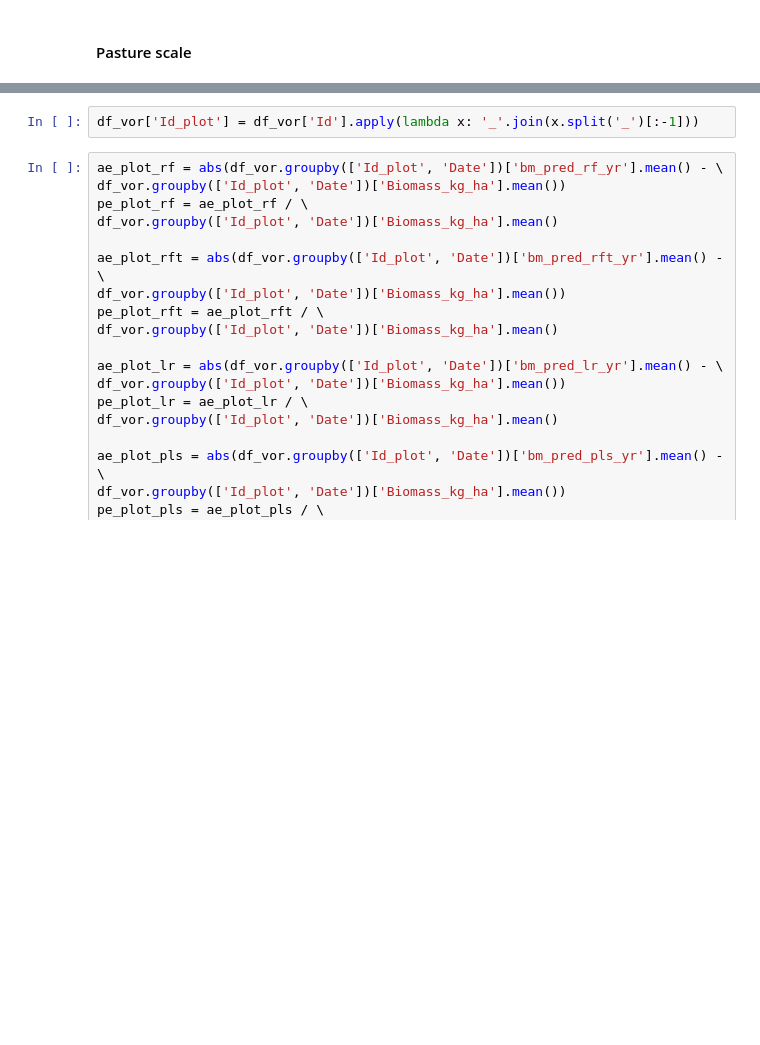
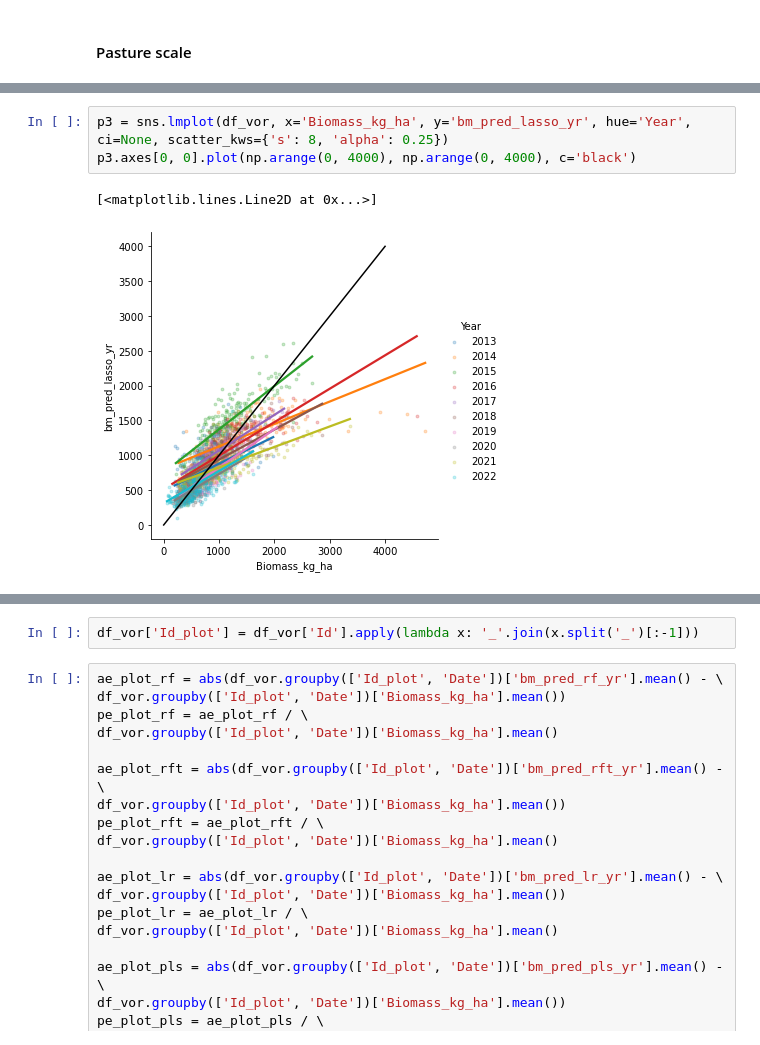
Before and after one commit to kearney-sp/cper_hls_veg_models, a Jupyter notebook: biomass/fit_ml_models_hls_vor_bm.ipynb, the cells around one changed output, grey strips where cells are left out. Cells and saved outputs as stored; diff of their text form; blank space fills up the shorter version.

```diff
--- a/biomass/fit_ml_models_hls_vor_bm.ipynb
+++ b/biomass/fit_ml_models_hls_vor_bm.ipynb
@@ -824,0 +1083,6 @@ df_vor[(df_vor['Year'] == 2014) & (df_vor['Biomass_kg_ha'] > 3000)]
+# %%
+p3 = sns.lmplot(df_vor, x='Biomass_kg_ha', y='bm_pred_lasso_yr', hue='Year', ci=None, scatter_kws={'s': 8, 'alpha': 0.25})
+p3.axes[0, 0].plot(np.arange(0, 4000), np.arange(0, 4000), c='black')
+# %% [output]
+[<matplotlib.lines.Line2D at 0x...>]
+[figure, added]
```
Also changed, not shown: parts of 33 cells of this notebook, 5 other files.
